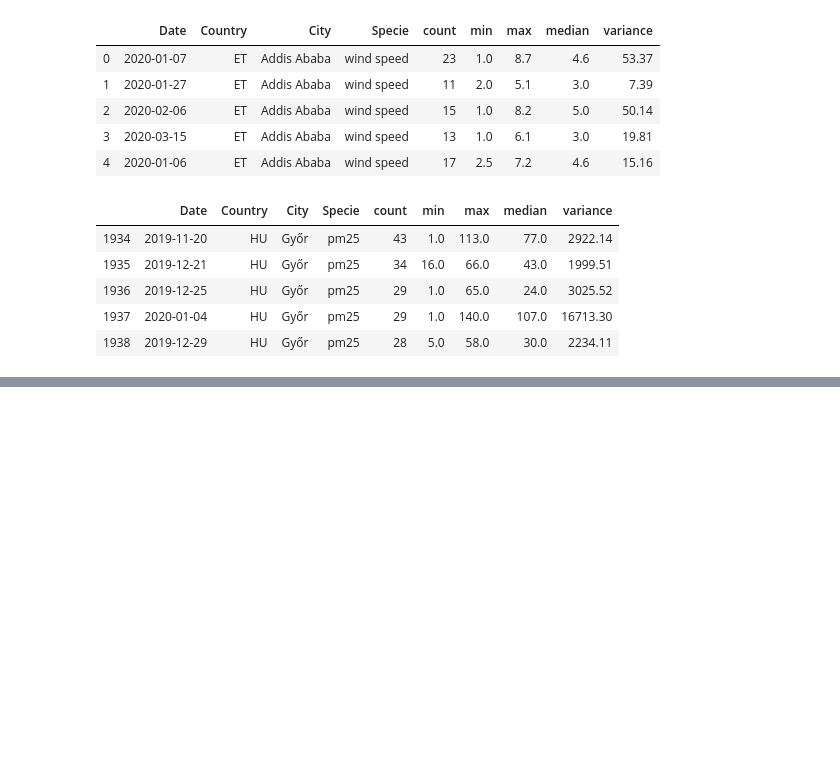
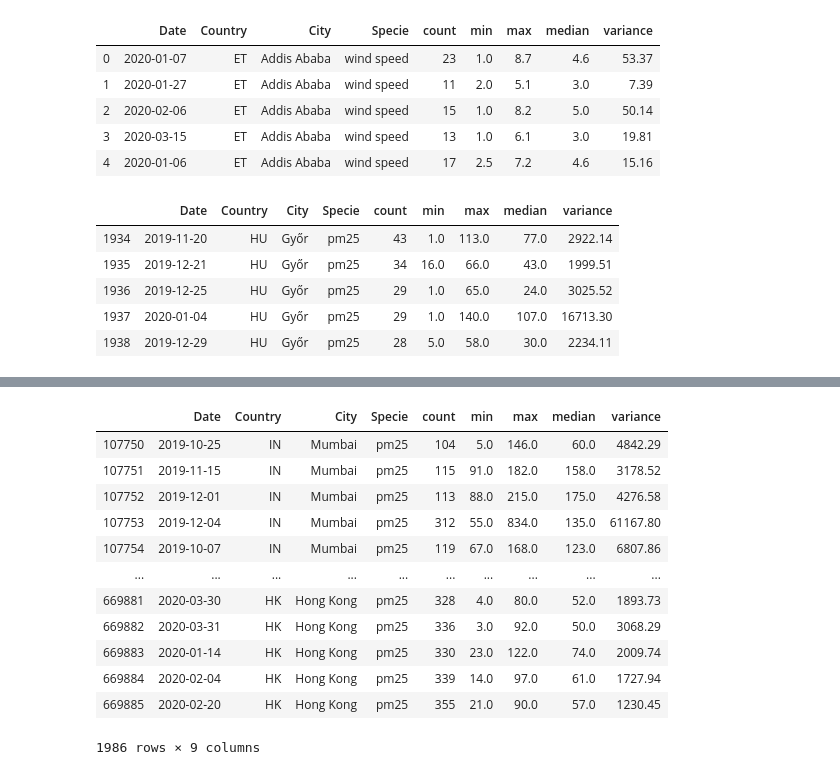
Before and after one commit to loryuen/final-project, a Jupyter notebook: Clean_Air_Data/Code/air_filter_for_ml.ipynb, the cells around one changed output, grey strips where cells are left out. Drawn from its saved outputs; the diff is of its cells as text; code cells hidden in the pictures; blank space fills up the shorter version.

```diff
--- a/Clean_Air_Data/Code/air_filter_for_ml.ipynb
+++ b/Clean_Air_Data/Code/air_filter_for_ml.ipynb
@@ -48,0 +74,18 @@ airdata.to_csv("../Resources/airdata.csv")
+# %%
+countries = ["GB", "IN", "CN", "CL", "IT", "HK"]
+airdata = airdata[airdata.Country.isin(countries)]
+airdata
+# %% [output]
+|  | Date | Country | City | Specie | count | min | max | median | variance |
+| 107750 | 2019-10-25 | IN | Mumbai | pm25 | 104 | 5.0 | 146.0 | 60.0 | 4842.29 |
+| 107751 | 2019-11-15 | IN | Mumbai | pm25 | 115 | 91.0 | 182.0 | 158.0 | 3178.52 |
+| 107752 | 2019-12-01 | IN | Mumbai | pm25 | 113 | 88.0 | 215.0 | 175.0 | 4276.58 |
+| 107753 | 2019-12-04 | IN | Mumbai | pm25 | 312 | 55.0 | 834.0 | 135.0 | 61167.80 |
+| 107754 | 2019-10-07 | IN | Mumbai | pm25 | 119 | 67.0 | 168.0 | 123.0 | 6807.86 |
+| ... | ... | ... | ... | ... | ... | ... | ... | ... | ... |
+| 669881 | 2020-03-30 | HK | Hong Kong | pm25 | 328 | 4.0 | 80.0 | 52.0 | 1893.73 |
+| 669882 | 2020-03-31 | HK | Hong Kong | pm25 | 336 | 3.0 | 92.0 | 50.0 | 3068.29 |
+| 669883 | 2020-01-14 | HK | Hong Kong | pm25 | 330 | 23.0 | 122.0 | 74.0 | 2009.74 |
+| 669884 | 2020-02-04 | HK | Hong Kong | pm25 | 339 | 14.0 | 97.0 | 61.0 | 1727.94 |
+| 669885 | 2020-02-20 | HK | Hong Kong | pm25 | 355 | 21.0 | 90.0 | 57.0 | 1230.45 |
+1986 rows × 9 columns
```
Also changed, not shown: parts of 5 cells of this notebook, 6 other files.
